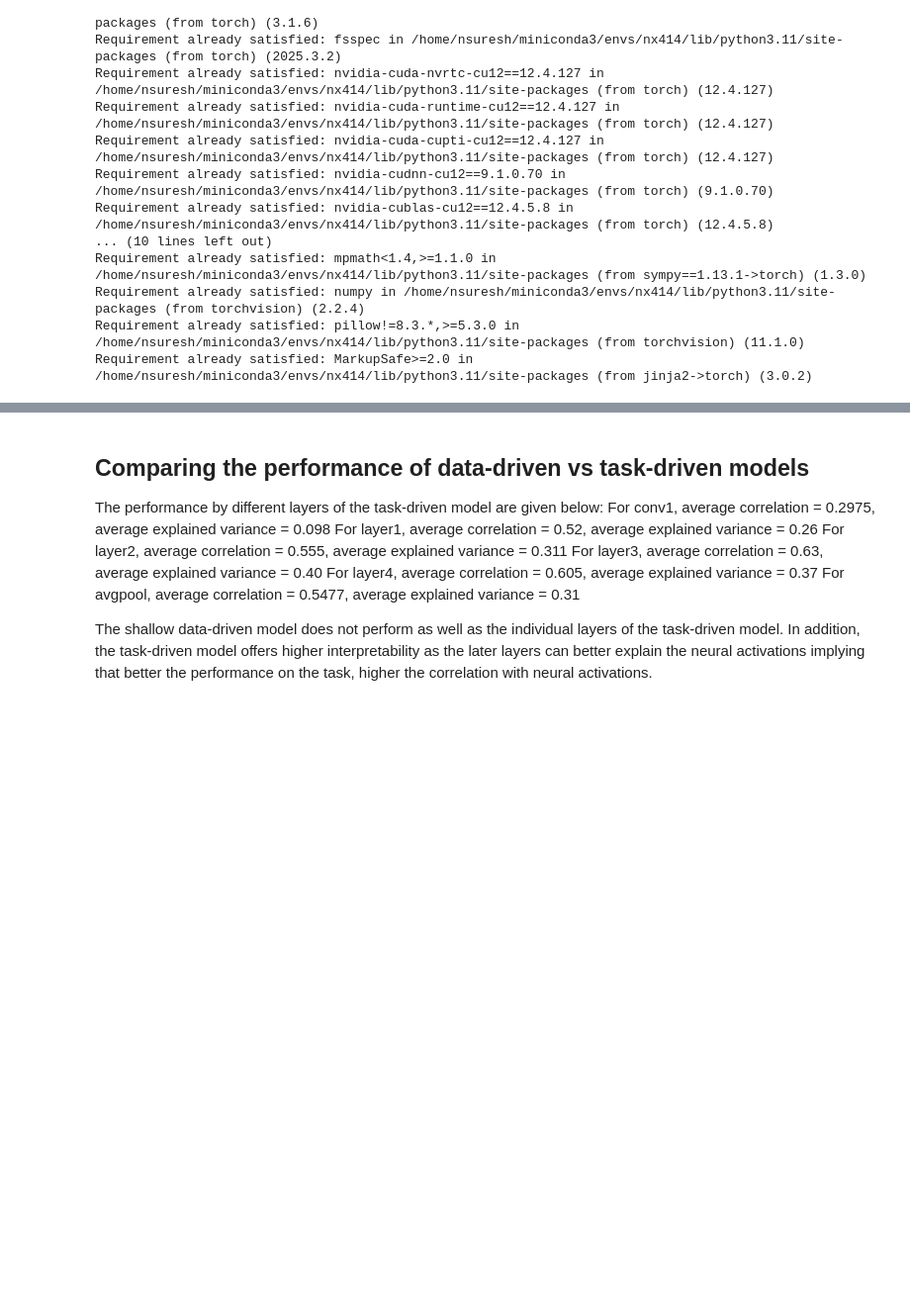
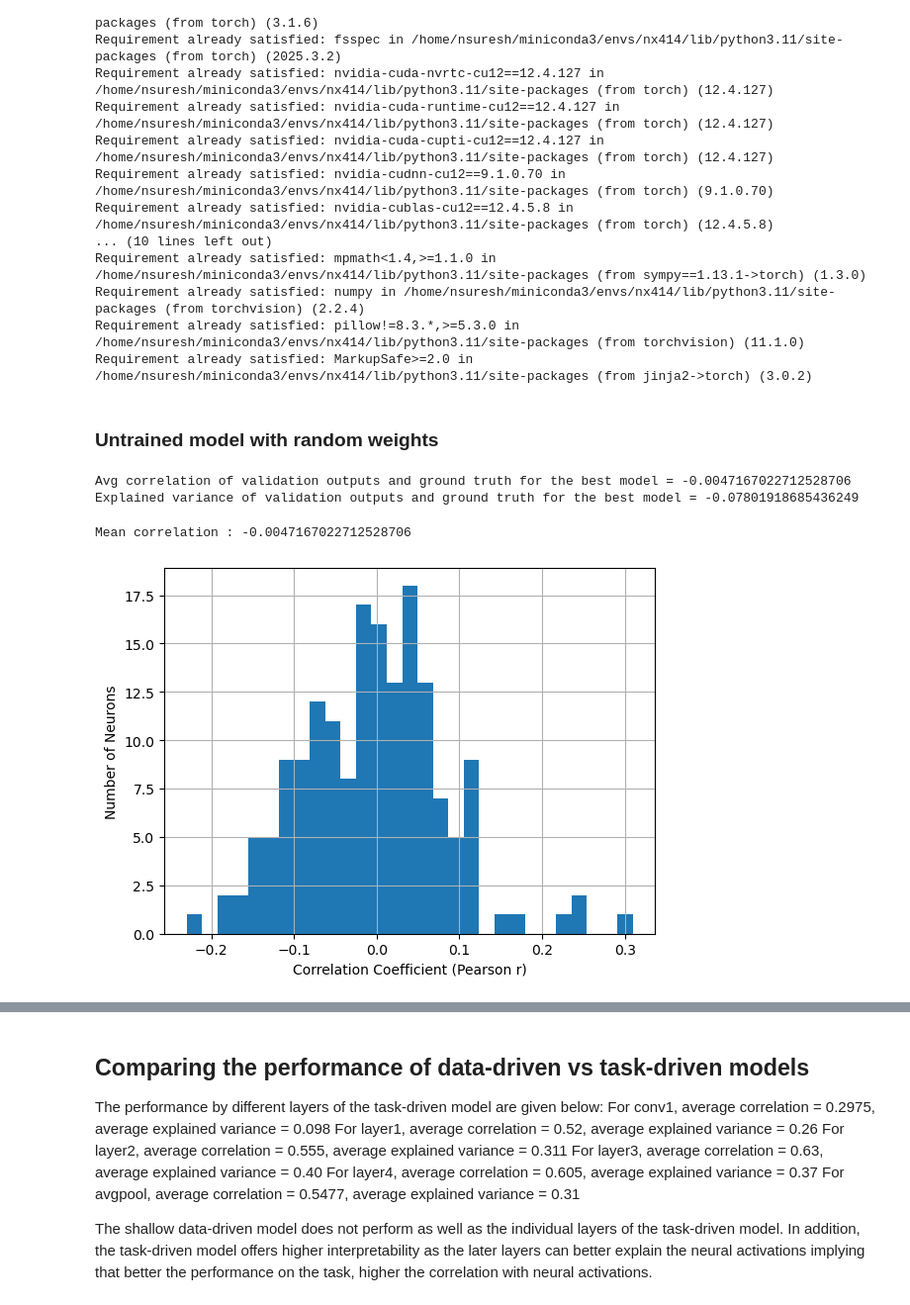
Before and after one commit to nivedya-nambiar/NX-414_groupSRN, a Jupyter notebook: Week 7/week7.ipynb, the cells around one changed output, grey strips where cells are left out. Shown at 99% size. Cells and saved outputs as stored; diff of their text form; code cells hidden in the pictures; blank space fills up the shorter version.

```diff
--- a/Week 7/week7.ipynb
+++ b/Week 7/week7.ipynb
@@ -154,3 +157,53 @@ class img2spikeCNN(nn.Module):
         x = x.view(x.size(0), -1)
         x = self.fc(x)
         return x
+# %% [markdown]
+### Untrained model with random weights
+# %%
+model = img2spikeCNN()
+criterion = nn.MSELoss()
+model.eval()
+
+val_all = None
+y_all = None
+
+with torch.no_grad():
+    for X_val, y_val in val_loader:
+        #X_val, y_val = X_val.to(device), y_val.to(device)
+        val_outputs = model(X_val)
+        val_np = val_outputs#.detach().cpu().numpy()
+        y_np = y_val#.detach().cpu().numpy()
+        if val_all is None:
+            val_all = val_np
+            y_all = y_np
+        else:
+            val_all = np.concatenate((val_all,val_np),axis=0)
+            y_all = np.concatenate((y_all,y_np),axis=0)
+
+correlations = []
+for i in range(y_all.shape[1]):
+    corr, _ = pearsonr(y_all[:, i], val_all[:, i])
+    correlations.append(corr)
+avg_corr_val = np.mean(correlations)
+
+ev_val = explained_variance_score(y_all, val_all)
+
+print(f"Avg correlation of validation outputs and ground truth for the best model = {avg_corr_val}")
+print(f"Explained variance of validation outputs and ground truth for the best model = {ev_val}")
+# %% [output]
+Avg correlation of validation outputs and ground truth for the best model = -0.0047167022712528706
+Explained variance of validation outputs and ground truth for the best model = -0.07801918685436249
+# %%
+cor_per_neuron = np.array([pearsonr(y_all[:, i], val_all[:, i])[0] for i in range(val_all.shape[1])])
+print(f"Mean correlation : {np.mean(cor_per_neuron)}")
+
+bins = np.linspace(np.min(cor_per_neuron), np.max(cor_per_neuron), 30)
+
+plt.hist(cor_per_neuron, bins=bins)
+plt.xlabel('Correlation Coefficient (Pearson r)')
+plt.ylabel('Number of Neurons')
+plt.grid(True)
+plt.show()
+# %% [output]
+Mean correlation : -0.0047167022712528706
+[figure, added]
```
Also changed, not shown: parts of 8 cells of this notebook.
